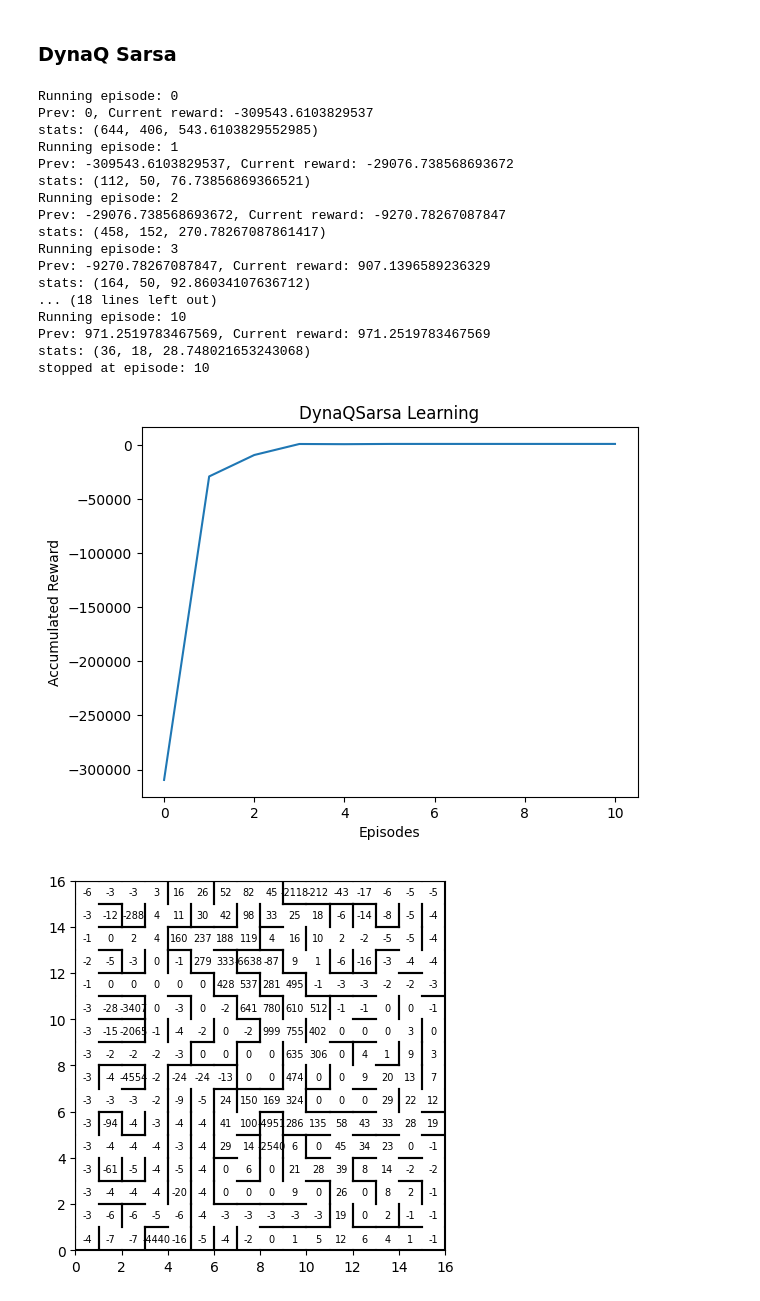
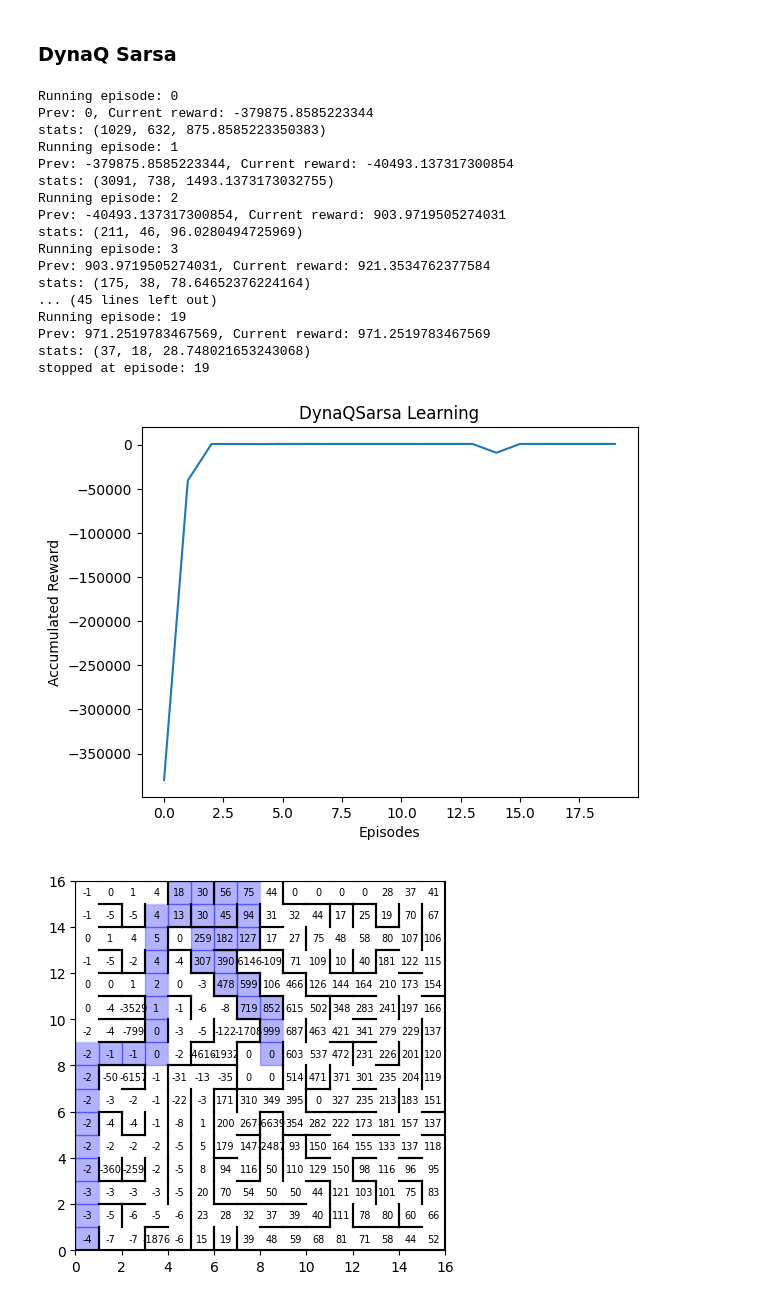
Before and after one commit to FarisAnsara/Optimal-Pathfinding-Micromouse, a Jupyter notebook: Results.ipynb, the cells around one changed output. Saved outputs shown, nothing was run; the diff lists cells and outputs as text; code cells hidden in the pictures.

```diff
--- a/Results.ipynb
+++ b/Results.ipynb
@@ -224,26 +346,27 @@ Utils.draw_maze(walls=maze, dist_map=dyna_qlearning.get_max_q_values())
 # %%
 dynaq_sarsa = DynaQSarsa(walls=maze)
 dynaq_sarsa.run_dyna_sarsa()
+dynaq_sarsa_path = dynaq_sarsa.get_path()
 # %% [output]
 Running episode: 0
-Prev: 0, Current reward: -309543.6103829537
-stats: (644, 406, 543.6103829552985)
+Prev: 0, Current reward: -379875.8585223344
+stats: (1029, 632, 875.8585223350383)
 Running episode: 1
-Prev: -309543.6103829537, Current reward: -29076.738568693672
-stats: (112, 50, 76.73856869366521)
+Prev: -379875.8585223344, Current reward: -40493.137317300854
+stats: (3091, 738, 1493.1373173032755)
 Running episode: 2
-Prev: -29076.738568693672, Current reward: -9270.78267087847
-stats: (458, 152, 270.78267087861417)
+Prev: -40493.137317300854, Current reward: 903.9719505274031
+stats: (211, 46, 96.0280494725969)
 Running episode: 3
-Prev: -9270.78267087847, Current reward: 907.1396589236329
-stats: (164, 50, 92.86034107636712)
-... (18 lines left out)
-Running episode: 10
+Prev: 903.9719505274031, Current reward: 921.3534762377584
+stats: (175, 38, 78.64652376224164)
+... (45 lines left out)
+Running episode: 19
 Prev: 971.2519783467569, Current reward: 971.2519783467569
-stats: (36, 18, 28.748021653243068)
-stopped at episode: 10
+stats: (37, 18, 28.748021653243068)
+stopped at episode: 19
-[figure, old version]
+[figure, new version]
 # %%
-Utils.draw_maze(walls=maze, dist_map=dynaq_sarsa.get_max_q_values())
+Utils.draw_maze(walls=maze, dist_map=dynaq_sarsa.get_max_q_values(), path=dynaq_sarsa_path)
 # %% [output]
-[figure, old version]
+[figure, new version]
```
Also changed, not shown: parts of 23 cells of this notebook, 9 other files.
